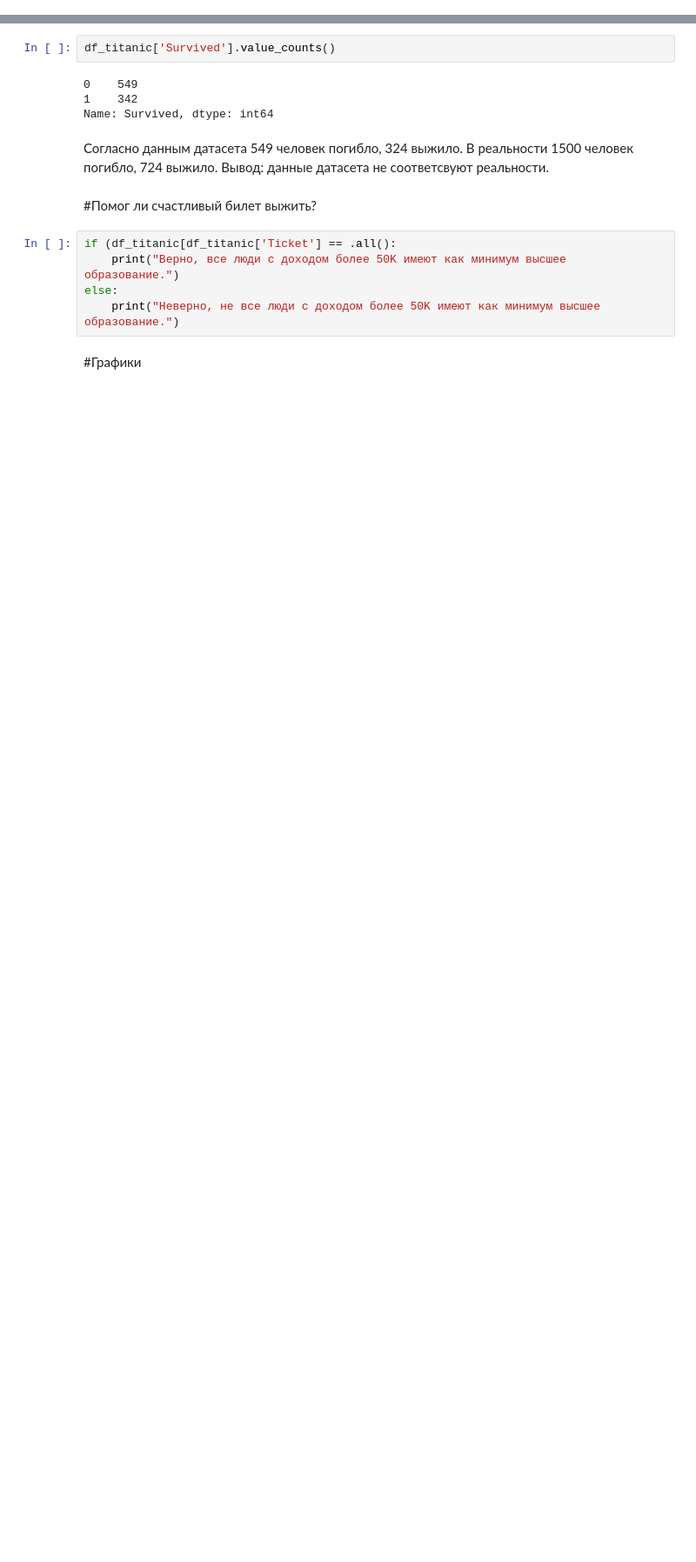
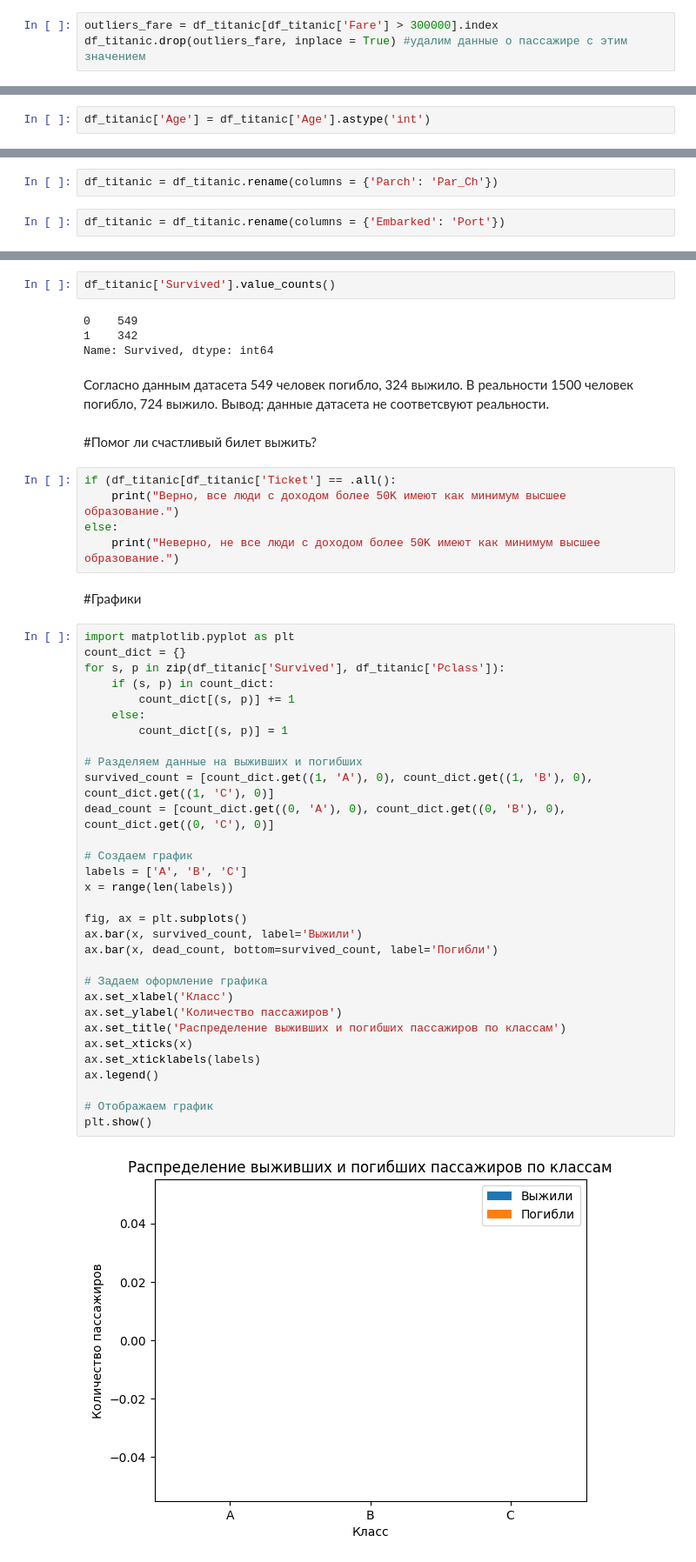
Before and after one commit to AlinaSabitova/Data_analytics_tools-, a Jupyter notebook: API_6_2.ipynb, the cells around one changed output, grey strips where cells are left out. Shown at 87% size. Drawn from its saved outputs; the diff is of its cells as text; blank space fills up the shorter version.

```diff
--- a/API_6_2.ipynb
+++ b/API_6_2.ipynb
@@ -212,3 +213,6 @@ KeyError: ignored
+# %%
+outliers_fare = df_titanic[df_titanic['Fare'] > 300000].index
+df_titanic.drop(outliers_fare, inplace = True) #удалим данные о пассажире с этим значением
 # %% [markdown]
 #Определение некорректных типов данных
 # %%
@@ -231,2 +239,4 @@ dtype: object
+# %%
+df_titanic['Age'] = df_titanic['Age'].astype('int')
 # %% [markdown]
 #Наличие посторонних данных
@@ -232,0 +273,4 @@ dtype: object
+# %%
+df_titanic = df_titanic.rename(columns = {'Parch': 'Par_Ch'})
+# %%
+df_titanic = df_titanic.rename(columns = {'Embarked': 'Port'})
@@ -249,3 +304,36 @@ else:
     print("Неверно, не все люди с доходом более 50K имеют как минимум высшее образование.")
 # %% [markdown]
 #Графики
+# %%
+import matplotlib.pyplot as plt
+count_dict = {}
+for s, p in zip(df_titanic['Survived'], df_titanic['Pclass']):
+    if (s, p) in count_dict:
+        count_dict[(s, p)] += 1
+    else:
+        count_dict[(s, p)] = 1
+
+# Разделяем данные на выживших и погибших
+survived_count = [count_dict.get((1, 'A'), 0), count_dict.get((1, 'B'), 0), count_dict.get((1, 'C'), 0)]
+dead_count = [count_dict.get((0, 'A'), 0), count_dict.get((0, 'B'), 0), count_dict.get((0, 'C'), 0)]
+
+# Создаем график
+labels = ['A', 'B', 'C']
+x = range(len(labels))
+
+fig, ax = plt.subplots()
+ax.bar(x, survived_count, label='Выжили')
+ax.bar(x, dead_count, bottom=survived_count, label='Погибли')
+
+# Задаем оформление графика
+ax.set_xlabel('Класс')
+ax.set_ylabel('Количество пассажиров')
+ax.set_title('Распределение выживших и погибших пассажиров по классам')
+ax.set_xticks(x)
+ax.set_xticklabels(labels)
+ax.legend()
+
+# Отображаем график
+plt.show()
+# %% [output]
+[figure, added]
```
Also changed, not shown: parts of 20 cells of this notebook.
